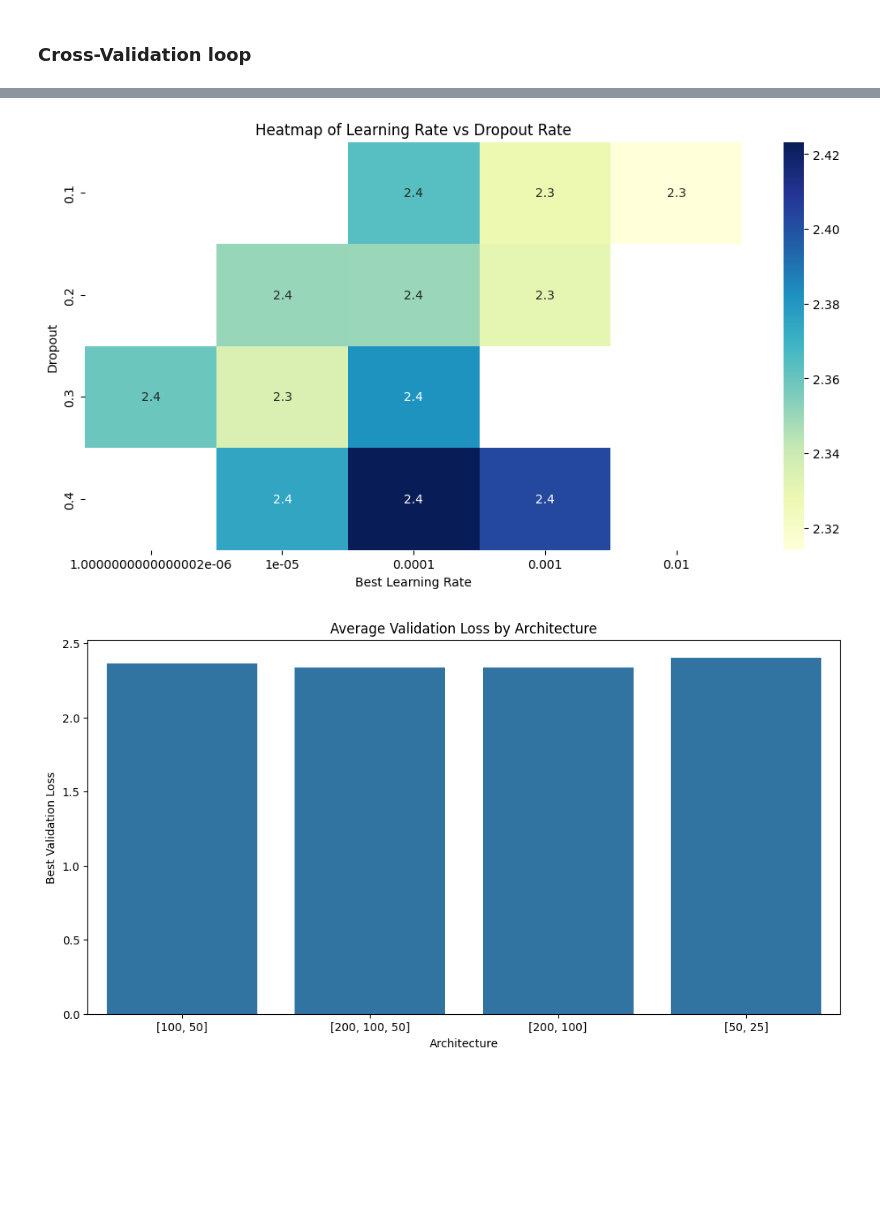
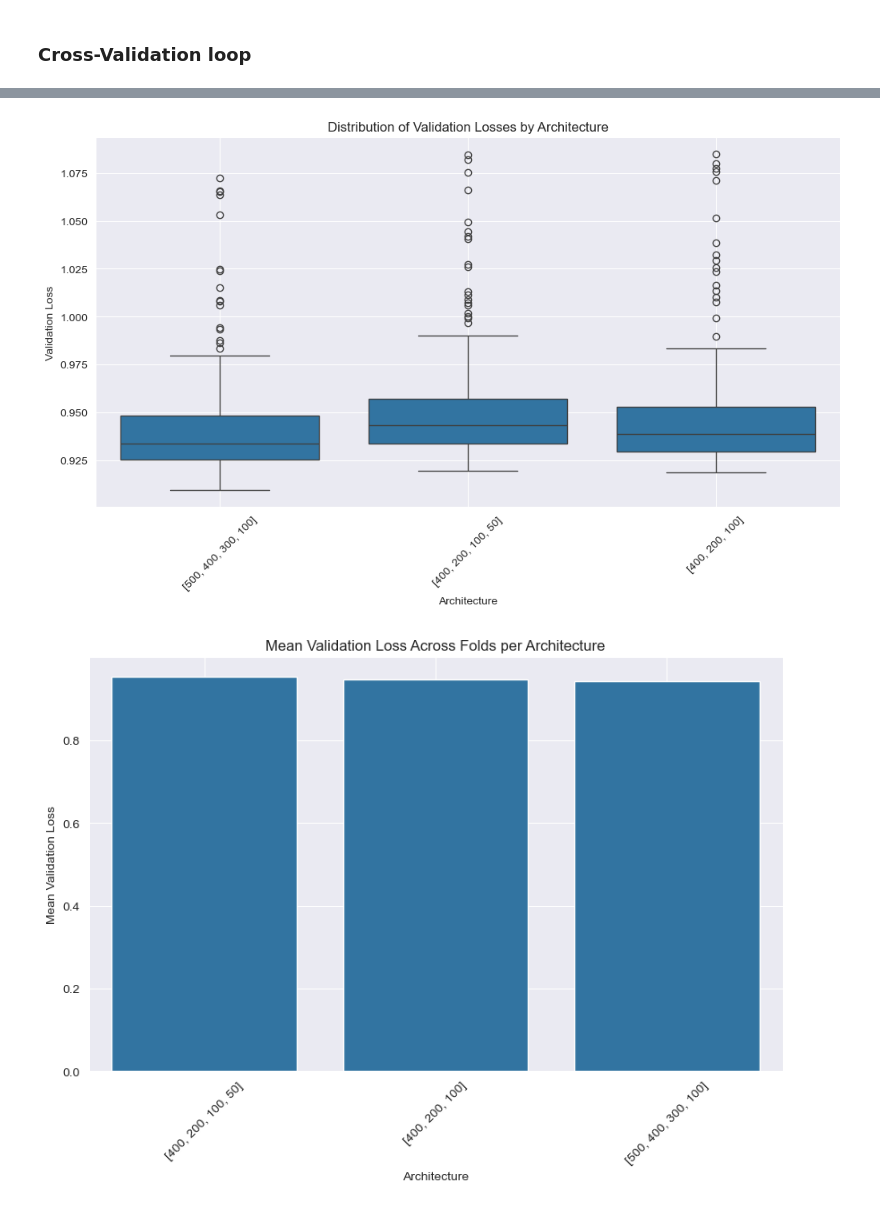
Before and after one commit to omar11205/torchDeepLearning, a Jupyter notebook: ANN/19_torch_taxi_fares_p2.ipynb, the cells around one changed output, grey strips where cells are left out. Cells and saved outputs as stored; diff of their text form; code cells hidden in the pictures; blank space fills up the shorter version.

```diff
--- a/ANN/19_torch_taxi_fares_p2.ipynb
+++ b/ANN/19_torch_taxi_fares_p2.ipynb
@@ -170,25 +170,25 @@ out_size = 1
 
 # Experiment with different architectures and dropout rates
 arch_configs = [
-    ([50, 25], 0.3),
-    ([100, 50], 0.3),
-    ([200, 100], 0.3),
-    ([300, 200], 0.3),
-    ([200, 100, 50], 0.3),
-    ([300, 150, 50], 0.3),
+    #([50, 25], 0.3),
+    #([100, 50], 0.3),
+    #([200, 100], 0.3),
+    #([300, 200], 0.3),
+    #([200, 100, 50], 0.3),
+    #([300, 150, 50], 0.3),
     ([400, 200, 100], 0.3),
     ([400, 200, 100, 50], 0.3),
-    ([500, 400, 300, 100], 0.3),
+    ([500, 400, 300, 100], 0.3)
 ]
 
 arch_configs_r = arch_configs[::-1] # <- inverse the architecture configurations list
 
 batch_size = 128
-epochs = 50
+epochs = 60
 
 # Initialize a list to store results
 results = []
-k = 2
+k = 4
 # %%
 for arch, p in arch_configs_r:
     fold = 0
@@ -210,7 +210,7 @@ for arch, p in arch_configs_r:
         # Initialize model, loss, optimizer, and scheduler
         model = TabularModel(emb_sizes, n_cont, out_size, arch, p).to(device)
         criterion = nn.SmoothL1Loss()
-        optimizer = optim.Adam(model.parameters(), lr=0.01)
+        optimizer = optim.Adam(model.parameters(), lr=0.001)
 
         # Training loop
         for epoch in range(epochs):
@@ -294,16 +299,24 @@ plt.show()
 # %%
-pivot_table = results_df.pivot_table(values='Best Validation Loss', index='Dropout', columns='Best Learning Rate')
 plt.figure(figsize=(12, 6))
-sns.heatmap(pivot_table, annot=True, cmap="YlGnBu")
-plt.title('Heatmap of Learning Rate vs Dropout Rate')
+sns.boxplot(data=results_df, x="Architecture", y="Validation Loss")
+plt.title("Distribution of Validation Losses by Architecture")
+plt.xlabel("Architecture")
+plt.ylabel("Validation Loss")
+plt.xticks(rotation=45)
+plt.grid(True)
 plt.show()
 # %% [output]
-[figure, old version]
+[figure, new version]
 # %%
-avg_loss = results_df.groupby('Architecture')['Best Validation Loss'].mean().reset_index()
-plt.figure(figsize=(12, 6))
-sns.barplot(x='Architecture', y='Best Validation Loss', data=avg_loss)
-plt.title('Average Validation Loss by Architecture')
+mean_val_loss_per_arch = results_df.groupby("Architecture")["Validation Loss"].mean().reset_index()
+
+plt.figure(figsize=(10, 6))
+sns.barplot(data=mean_val_loss_per_arch, x="Architecture", y="Validation Loss")
+plt.title("Mean Validation Loss Across Folds per Architecture")
+plt.xlabel("Architecture")
+plt.ylabel("Mean Validation Loss")
+plt.xticks(rotation=45)
+plt.grid(True)
 plt.show()
 # %% [output]
-[figure, old version]
+[figure, new version]
```
Also changed, not shown: parts of 6 cells of this notebook, 3 other files.
